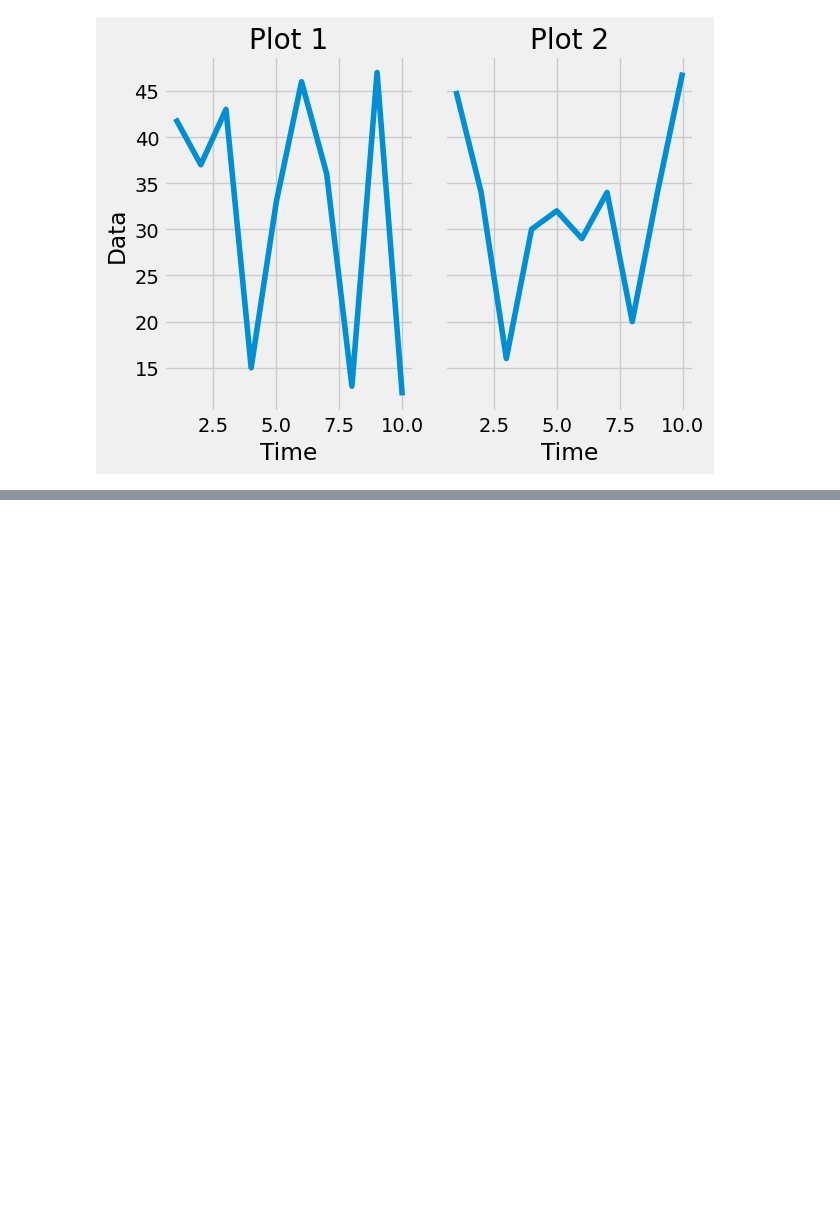
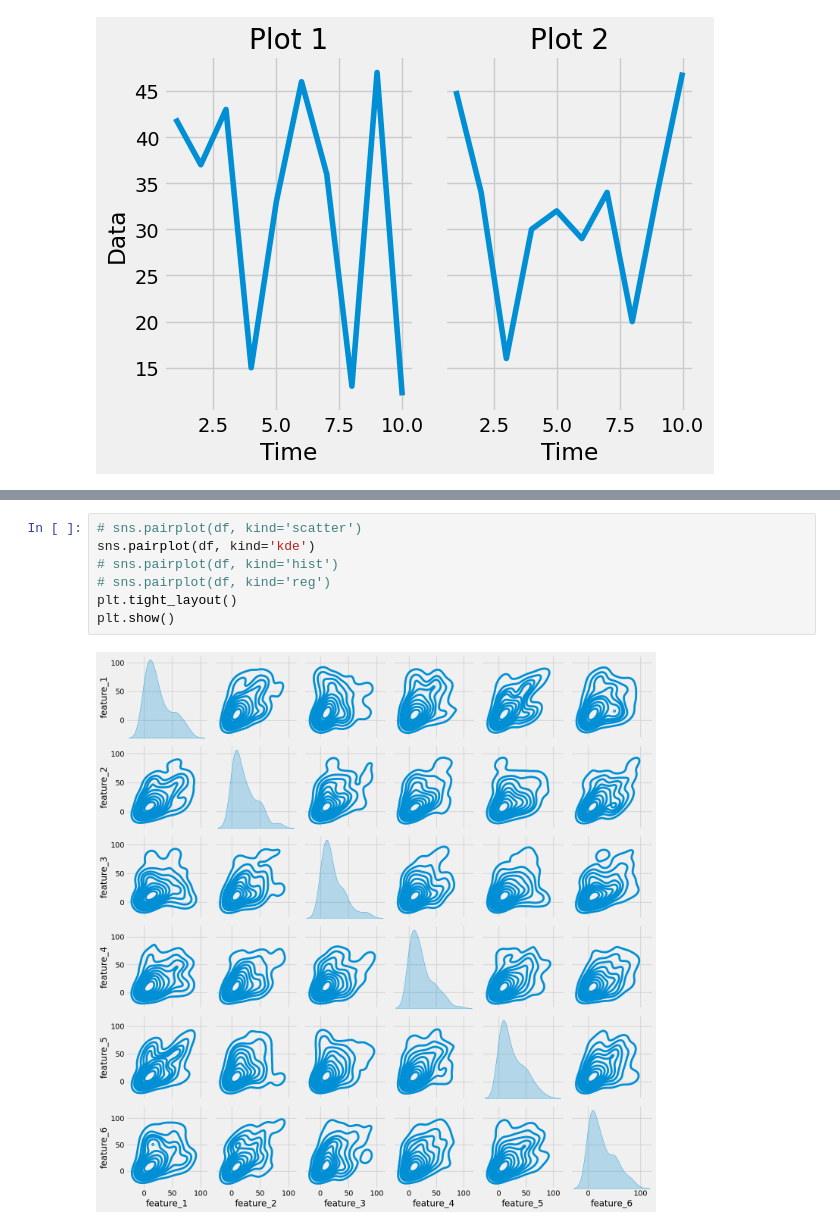
Before and after one commit to ROHIT318/python-practice, a Jupyter notebook: learn_matplotlib.ipynb, the cells around one changed output, grey strips where cells are left out. Cells and saved outputs as stored; diff of their text form; blank space fills up the shorter version.

```diff
--- a/learn_matplotlib.ipynb
+++ b/learn_matplotlib.ipynb
@@ -400,0 +443,9 @@ plt.show()
+# %%
+# sns.pairplot(df, kind='scatter')
+sns.pairplot(df, kind='kde')
+# sns.pairplot(df, kind='hist')
+# sns.pairplot(df, kind='reg')
+plt.tight_layout()
+plt.show()
+# %% [output]
+[figure, added]
```
Also changed, not shown: parts of 9 cells of this notebook.
